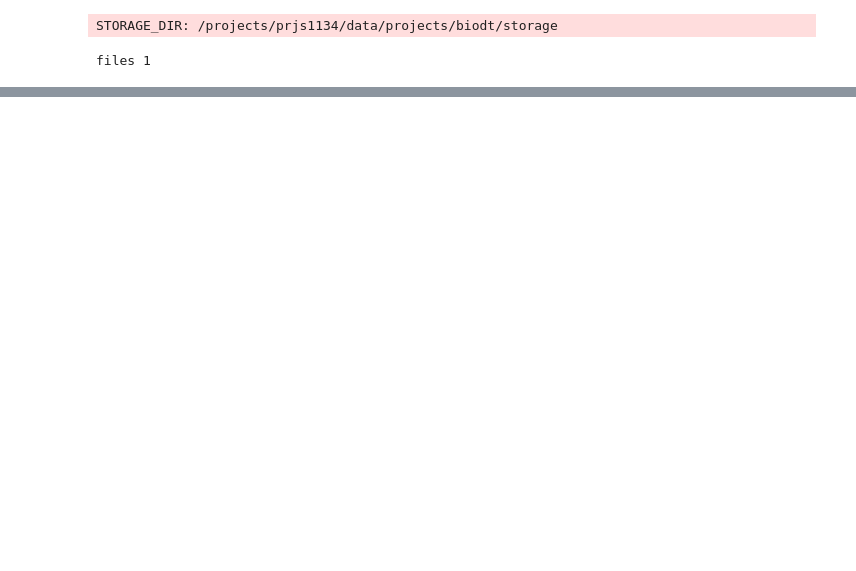
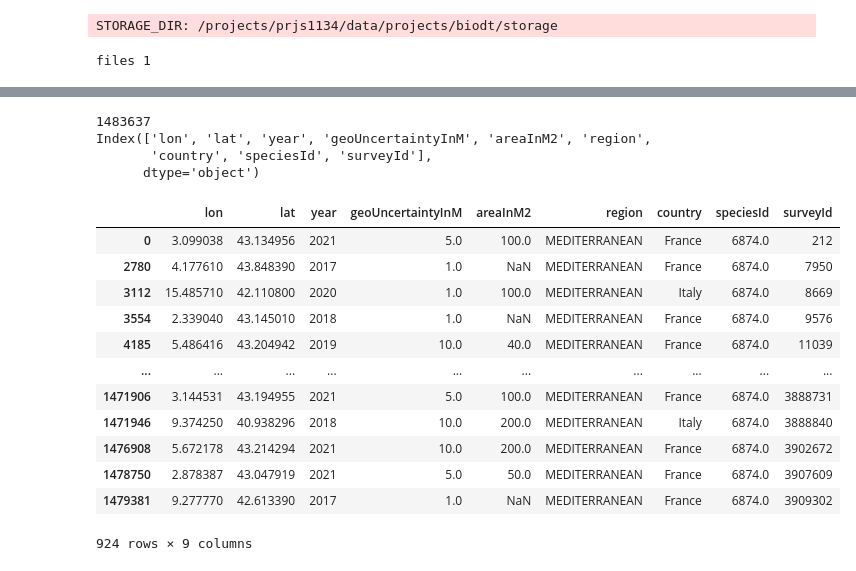
Before and after one commit to BioDT/bfm-finetune, a Jupyter notebook: notebooks/visualise_eval.ipynb, the cells around one changed output, grey strips where cells are left out. Saved outputs shown, nothing was run; the diff lists cells and outputs as text; code cells hidden in the pictures; blank space fills up the shorter version.

```diff
--- a/notebooks/visualise_eval.ipynb
+++ b/notebooks/visualise_eval.ipynb
@@ -122,0 +147,43 @@ plot_error_violin(abs_err.reshape(500, -1).numpy())
+# %%
+finetune_location = Path(
+    "/projects/prjs1134/data/projects/biodt/storage/finetune"
+ )  # snellius
+#finetune_location = Path("../data/finetune")  # local
+geolifeclef_location = finetune_location / "geolifeclef24"
+
+# https://lab.plantnet.org/seafile/d/bdb829337aa44a9489f6/files/?p=%2FPresenceAbsenceSurveys%2FReadMe.txt
+# presence-absence: in europe
+pa_path = geolifeclef_location / "GLC24_PA_metadata_train.csv"
+# %%
+df = pd.read_csv(pa_path)
+# 1483637
+print(len(df))
+# ['lon', 'lat', 'year', 'geoUncertaintyInM', 'areaInM2', 'region', 'country', 'speciesId', 'surveyId']
+print(df.columns)
+df["speciesId"].unique()  # 5016 species
+df["surveyId"].unique()  # 88987 different surveys
+
+# one survey:
+df[df["surveyId"] == 212]
+# 15 rows (15 different species are present, the other ones are absent?)
+
+# one species?
+df[df["speciesId"] == 6874.0]  # 924 rows: indicating where it appears (no time filter)
+# %% [output]
+1483637
+Index(['lon', 'lat', 'year', 'geoUncertaintyInM', 'areaInM2', 'region',
+       'country', 'speciesId', 'surveyId'],
+      dtype='object')
+|  | lon | lat | year | geoUncertaintyInM | areaInM2 | region | country | speciesId | surveyId |
+| 0 | 3.099038 | 43.134956 | 2021 | 5.0 | 100.0 | MEDITERRANEAN | France | 6874.0 | 212 |
+| 2780 | 4.177610 | 43.848390 | 2017 | 1.0 | NaN | MEDITERRANEAN | France | 6874.0 | 7950 |
+| 3112 | 15.485710 | 42.110800 | 2020 | 1.0 | 100.0 | MEDITERRANEAN | Italy | 6874.0 | 8669 |
+| 3554 | 2.339040 | 43.145010 | 2018 | 1.0 | NaN | MEDITERRANEAN | France | 6874.0 | 9576 |
+| 4185 | 5.486416 | 43.204942 | 2019 | 10.0 | 40.0 | MEDITERRANEAN | France | 6874.0 | 11039 |
+| ... | ... | ... | ... | ... | ... | ... | ... | ... | ... |
+| 1471906 | 3.144531 | 43.194955 | 2021 | 5.0 | 100.0 | MEDITERRANEAN | France | 6874.0 | 3888731 |
+| 1471946 | 9.374250 | 40.938296 | 2018 | 10.0 | 200.0 | MEDITERRANEAN | Italy | 6874.0 | 3888840 |
+| 1476908 | 5.672178 | 43.214294 | 2021 | 10.0 | 200.0 | MEDITERRANEAN | France | 6874.0 | 3902672 |
+| 1478750 | 2.878387 | 43.047919 | 2021 | 5.0 | 50.0 | MEDITERRANEAN | France | 6874.0 | 3907609 |
+| 1479381 | 9.277770 | 42.613390 | 2017 | 1.0 | NaN | MEDITERRANEAN | France | 6874.0 | 3909302 |
+924 rows × 9 columns
```
Also changed, not shown: parts of 11 cells of this notebook, 4 other files.
